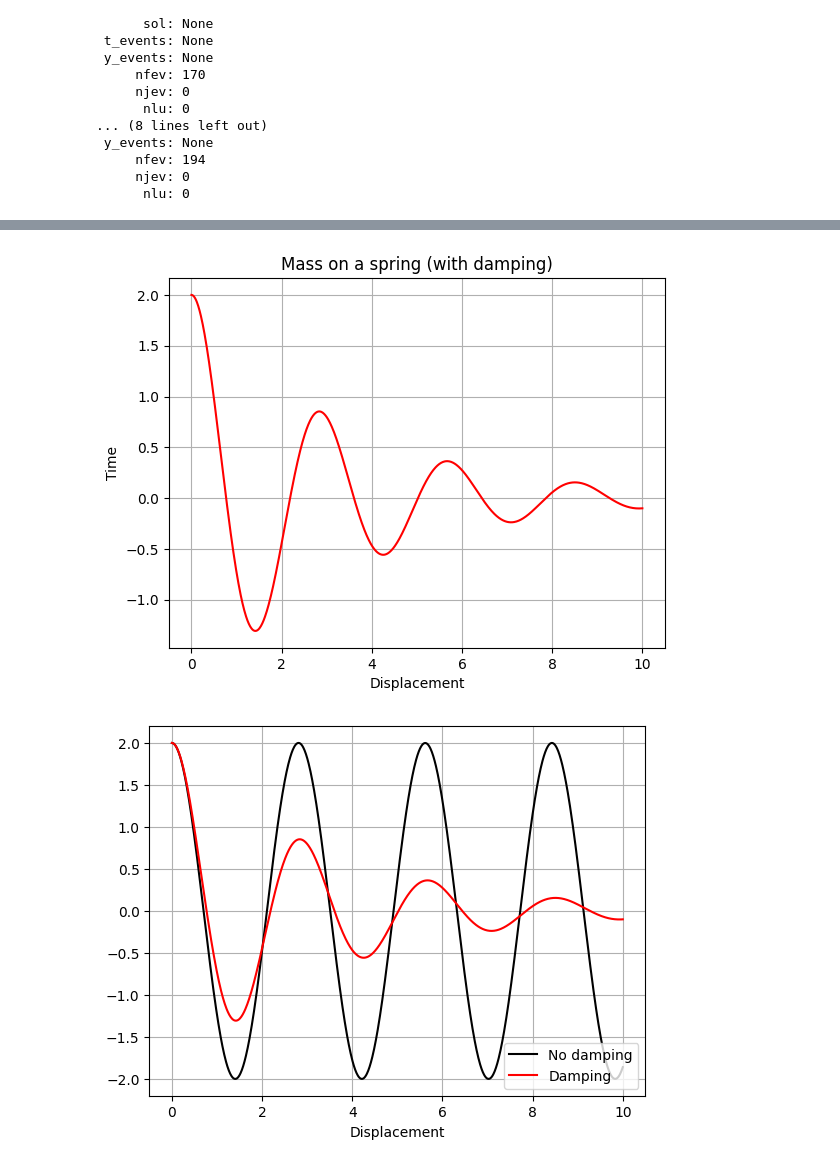
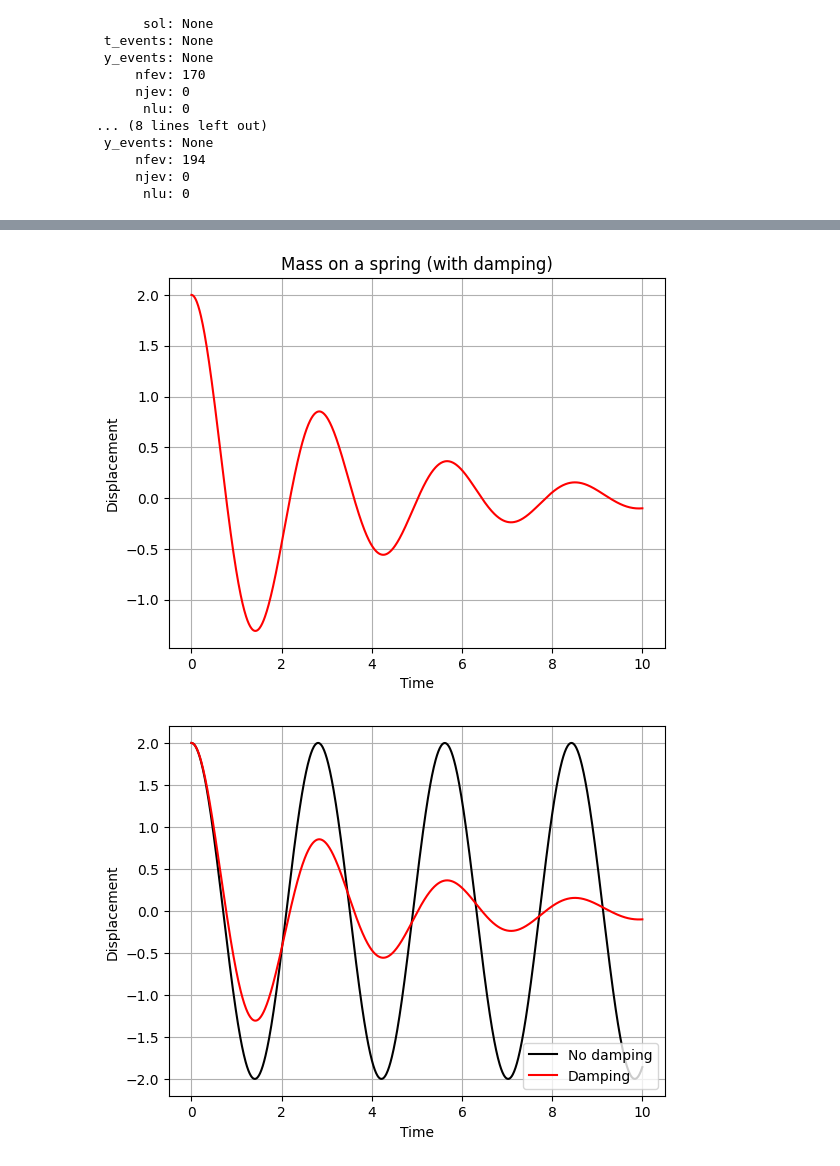
Before and after one commit to raoaneesh24-pixel/Physics-Portfolio, a Jupyter notebook: SHM_Mass_on_Spring.ipynb, the cells around one changed output, grey strips where cells are left out. Drawn from its saved outputs; the diff is of its cells as text; code cells hidden in the pictures.

```diff
--- a/SHM_Mass_on_Spring.ipynb
+++ b/SHM_Mass_on_Spring.ipynb
@@ -70,33 +70,33 @@ plt.plot(solution.t, solution.y[1], color = 'blue', label='Velocity')
 plt.xlabel('Time')
 plt.grid(True)
 plt.title('Mass on a Spring (No Damping)')
 plt.legend()
 plt.show()
 
 
 
 #plot damped - just displacement
 plt.plot(solutionset.t, solutionset.y[0], color = 'red')
 plt.title('Mass on a spring (with damping)')
 plt.xlabel('Time')
 plt.ylabel('Displacement')
 plt.grid(True)
 plt.show()
 
 
 
 
 
 #plot damped and non damped together to show difference - just displacement
 
 plt.plot(solution.t, solution.y[0], color = 'black', label='No damping')
 plt.plot(solutionset.t, solutionset.y[0], color = 'red', label = 'Damping')
 plt.xlabel('Time')
-plt.xlabel('Displacement')
+plt.ylabel('Displacement')
 plt.legend()
 plt.grid(True)
 plt.show()
 # %% [output]
 [figure]
-[figure, old version]
+[figure, new version]
-[figure, old version]
+[figure, new version]
```
